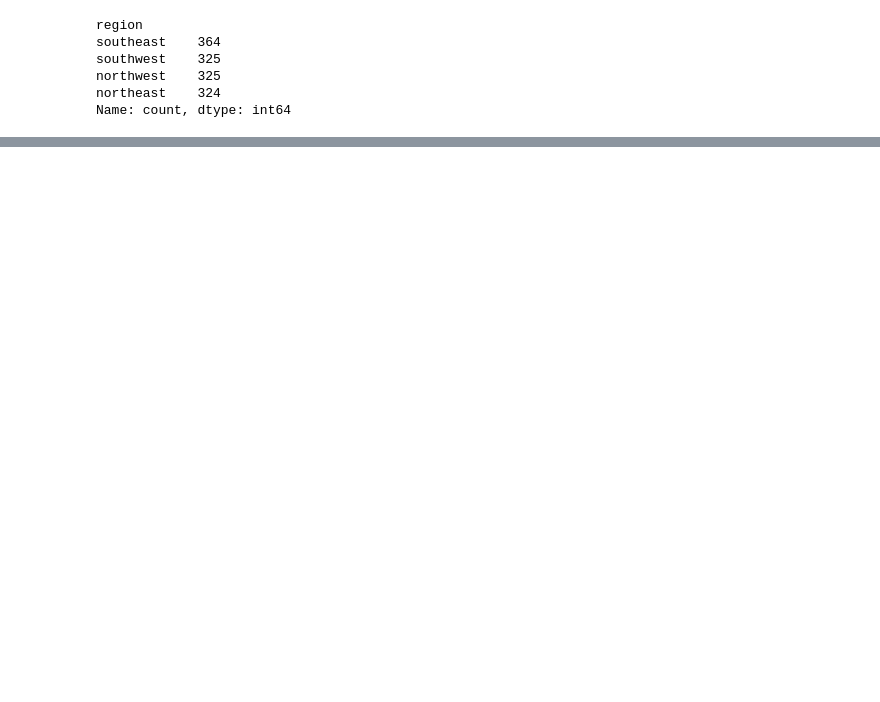
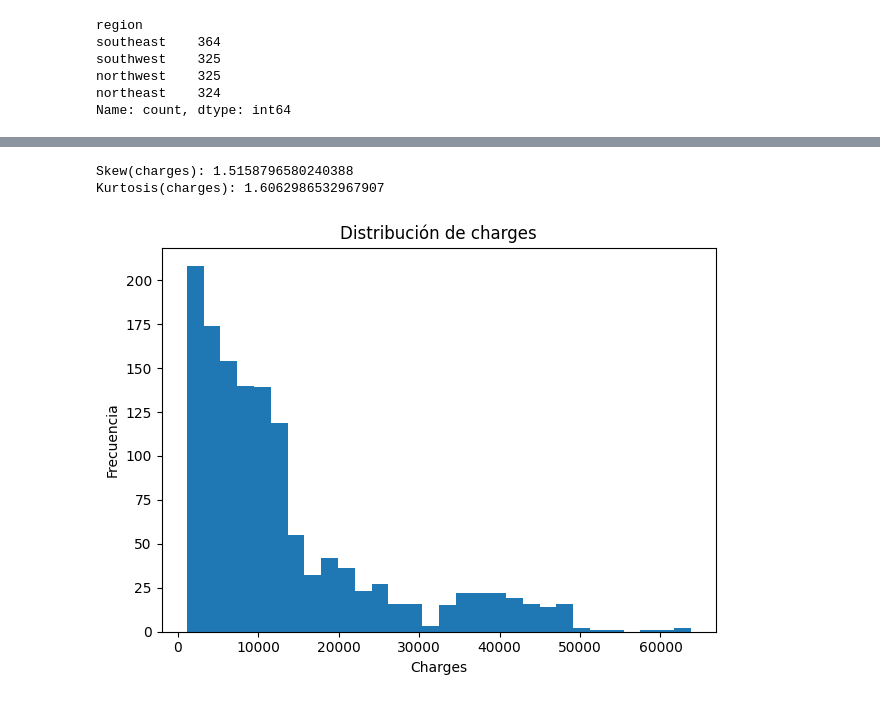
Before and after one commit to oscardbocanegra/projects, a Jupyter notebook: machine_learning/project.ipynb, the cells around one changed output, grey strips where cells are left out. Saved outputs shown, nothing was run; the diff lists cells and outputs as text; code cells hidden in the pictures; blank space fills up the shorter version.

```diff
--- a/machine_learning/project.ipynb
+++ b/machine_learning/project.ipynb
@@ -74,0 +128,18 @@ Name: count, dtype: int64
+# %%
+# ==== 1.3 Distribución de charges y log(charges) ====
+# Asimetría y curtosis
+print("Skew(charges):", df['charges'].skew())
+print("Kurtosis(charges):", df['charges'].kurt())
+# %% [output]
+Skew(charges): 1.5158796580240388
+Kurtosis(charges): 1.6062986532967907
+# %%
+plt.figure()
+plt.hist(df['charges'], bins=30)
+plt.title("Distribución de charges")
+plt.xlabel("Charges")
+plt.ylabel("Frecuencia")
+plt.tight_layout()
+plt.show()
+# %% [output]
+[figure, added]
```
Also changed, not shown: parts of 11 cells of this notebook.
